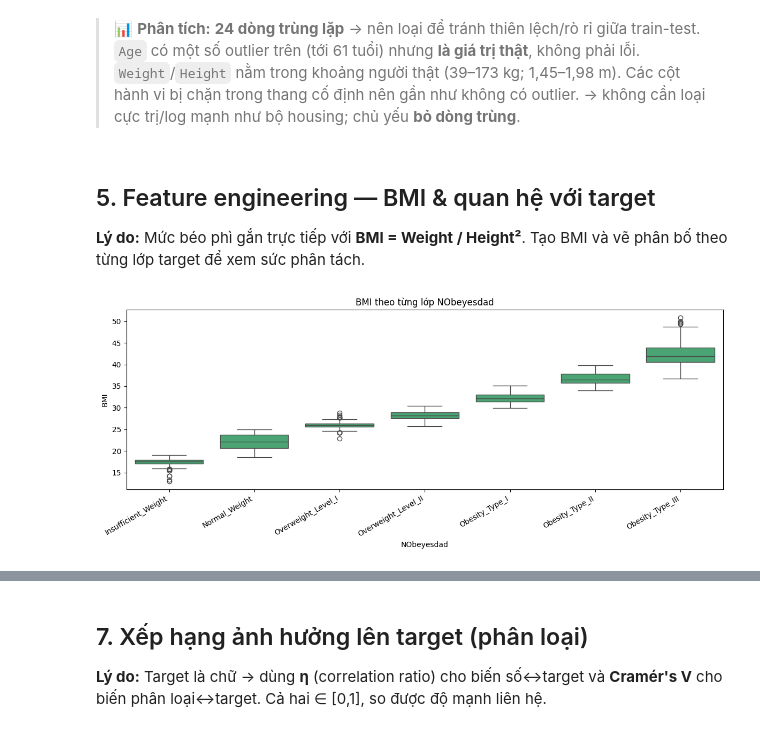
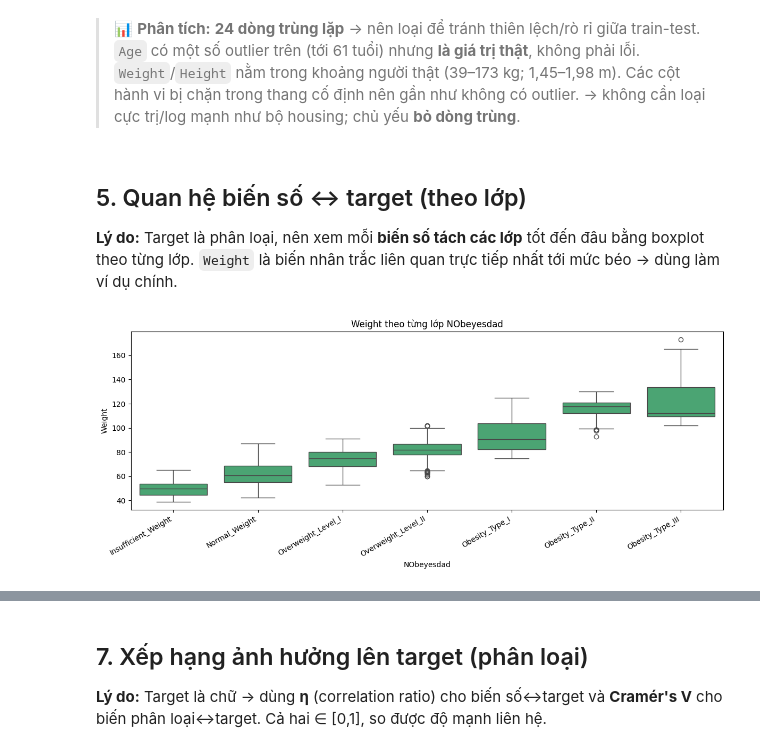
Before and after one commit to AIVIETNAM-AIO-Tuan/AIO-Conquer, a Jupyter notebook: Data/preproc_obesity.ipynb, the cells around one changed output, grey strips where cells are left out. Cells and saved outputs as stored; diff of their text form; code cells hidden in the pictures.

```diff
--- a/Data/preproc_obesity.ipynb
+++ b/Data/preproc_obesity.ipynb
@@ -125,17 +125,17 @@ Số dòng trùng lặp: 24
 # %% [markdown]
 > 📊 **Phân tích:** **24 dòng trùng lặp** → nên loại để tránh thiên lệch/rò rỉ giữa train-test. `Age` có một số outlier trên (tới 61 tuổi) nhưng **là giá trị thật**, không phải lỗi. `Weight`/`Height` nằm trong khoảng người thật (39–173 kg; 1,45–1,98 m). Các cột hành vi bị chặn trong thang cố định nên gần như không có outlier. → không cần loại cực trị/log mạnh như bộ housing; chủ yếu **bỏ dòng trùng**.
 # %% [markdown]
-## 5. Feature engineering — BMI & quan hệ với target
+## 5. Quan hệ biến số ↔ target (theo lớp)
 
-**Lý do:** Mức béo phì gắn trực tiếp với **BMI = Weight / Height²**. Tạo BMI và vẽ phân bố theo từng lớp target
-để xem sức phân tách.
+**Lý do:** Target là phân loại, nên xem mỗi **biến số tách các lớp** tốt đến đâu bằng boxplot theo từng lớp.
+`Weight` là biến nhân trắc liên quan trực tiếp nhất tới mức béo → dùng làm ví dụ chính.
 # %%
-df['BMI'] = df['Weight'] / (df['Height'] ** 2)
-order_cls = ['Insufficient_Weight','Normal_Weight','Overweight_Level_I','Overweight_Level_II',
-             'Obesity_Type_I','Obesity_Type_II','Obesity_Type_III']
-plt.figure(figsize=(12,5))
-sns.boxplot(data=df, x='NObeyesdad', y='BMI', order=order_cls, color='mediumseagreen')
-plt.xticks(rotation=30, ha='right'); plt.title('BMI theo từng lớp NObeyesdad'); plt.tight_layout(); plt.show()
+order_cls = ['Insufficient_Weight', 'Normal_Weight', 'Overweight_Level_I', 'Overweight_Level_II',
+             'Obesity_Type_I', 'Obesity_Type_II', 'Obesity_Type_III']
+plt.figure(figsize=(12, 5))
+sns.boxplot(data=df, x='NObeyesdad', y='Weight', order=order_cls, color='mediumseagreen')
+plt.xticks(rotation=30, ha='right'); plt.title('Weight theo từng lớp NObeyesdad')
+plt.tight_layout(); plt.show()
 # %% [output]
-[figure, old version]
+[figure, new version]
 # %% [markdown]
```
Also changed, not shown: parts of 12 cells of this notebook, 1 other file.
